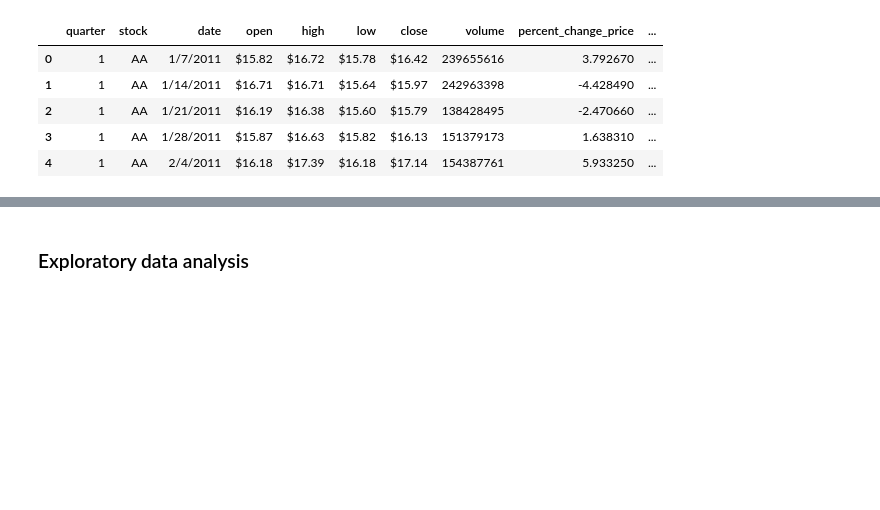
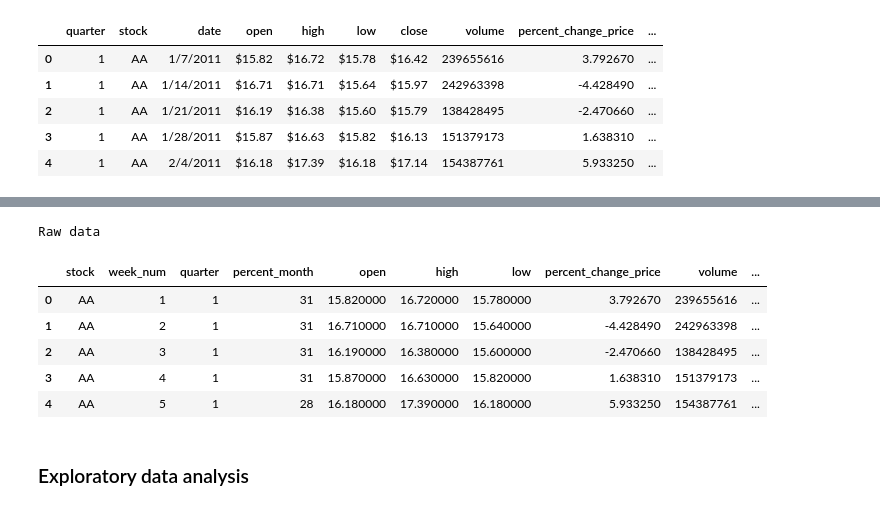
Before and after one commit to eliocpereira95/DSU-Recruitment-Challenges, a Jupyter notebook: submission.ipynb, the cells around one changed output, grey strips where cells are left out. Saved outputs shown, nothing was run; the diff lists cells and outputs as text; code cells hidden in the pictures; blank space fills up the shorter version.

```diff
--- a/submission.ipynb
+++ b/submission.ipynb
@@ -160,0 +113,14 @@ Raw data
+# %%
+# Tranform column "date" into pandas Timestamp
+data["date"] = pd.to_datetime(data["date"], format="%m/%d/%Y")
+
+# Add column with percentage of the month associated with the dates
+data["percent_month"] = data["date"].dt.strftime(date_format="%m/%d/%Y").apply(
+    lambda x: pd.Period(x).days_in_month
+)
+
+# Add column with year's week numbers associated with the dates
+data["week_num"] = data["date"].dt.isocalendar().week
+
+# Drop column "date"
+data = data.drop(columns="date")
@@ -160,0 +137,7 @@ Raw data
+# %%
+# Drop column "next_weeks_close"
+data = data.drop(columns="close")
+
+# Re-format columns "open", "high" and "low", to disregard the dollar sign
+for col in ["open", "high", "low"]:
+    data[col] = data[col].apply(lambda x: float(x.removeprefix("$")))
@@ -160,0 +156,3 @@ Raw data
+# %%
+# Drop column "next_weeks_close"
+data = data.drop(columns="previous_weeks_volume")
@@ -160,0 +173,8 @@ Raw data
+# %%
+# Drop column "next_weeks_close"
+data = data.drop(columns="next_weeks_close")
+
+# Re-format column "next_weeks_open" to disregard the dollar sign
+data["next_weeks_open"] = data["next_weeks_open"].apply(
+    lambda x: float(x.removeprefix("$"))
+)
@@ -161,3 +187,20 @@ Raw data
+# %%
+# ---> Display the new DataFrame
+# Reorder DataFrame's columns
+data = data[[
+    "stock", "week_num", "quarter", "percent_month", "open", "high", "low",
+    "percent_change_price",	"volume", "percent_change_volume_over_last_wk",
+    "next_weeks_open", "days_to_next_dividend", "percent_return_next_dividend", "percent_change_next_weeks_price"]]
+
+display(style_df(df=data.head(), caption="Raw data"))
+# %% [output]
+Raw data
+|  | stock | week_num | quarter | percent_month | open | high | low | percent_change_price | volume | ... |
+| 0 | AA | 1 | 1 | 31 | 15.820000 | 16.720000 | 15.780000 | 3.792670 | 239655616 | ... |
+| 1 | AA | 2 | 1 | 31 | 16.710000 | 16.710000 | 15.640000 | -4.428490 | 242963398 | ... |
+| 2 | AA | 3 | 1 | 31 | 16.190000 | 16.380000 | 15.600000 | -2.470660 | 138428495 | ... |
+| 3 | AA | 4 | 1 | 31 | 15.870000 | 16.630000 | 15.820000 | 1.638310 | 151379173 | ... |
+| 4 | AA | 5 | 1 | 28 | 16.180000 | 17.390000 | 16.180000 | 5.933250 | 154387761 | ... |
 # %% [markdown]
 ### Exploratory data analysis
 # %%
```
Also changed, not shown: parts of 9 cells of this notebook.
